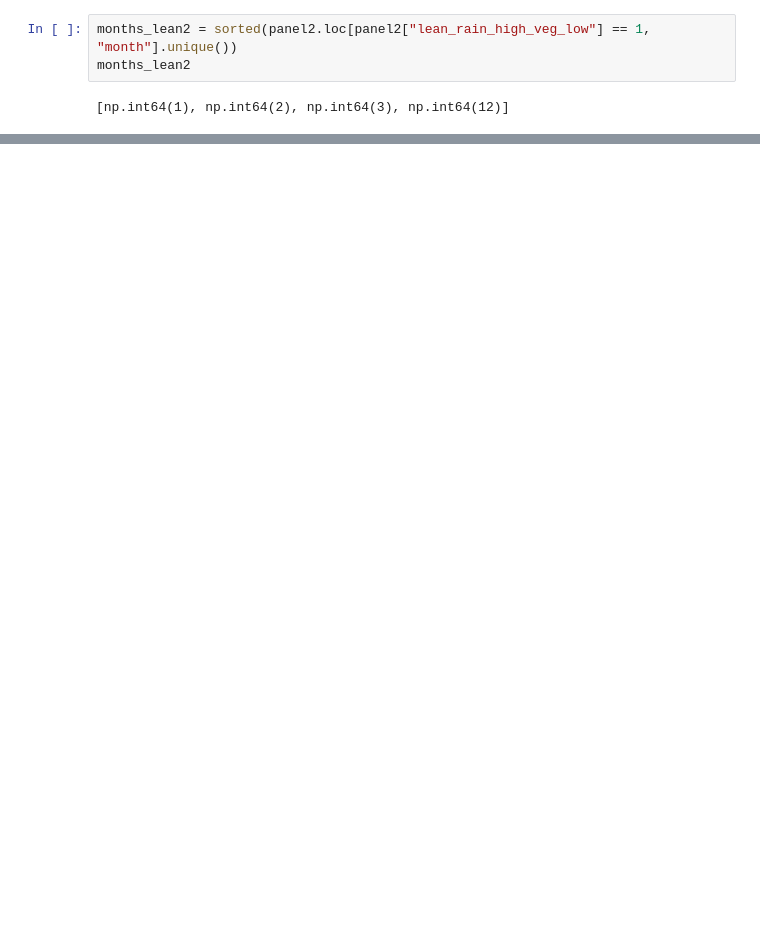
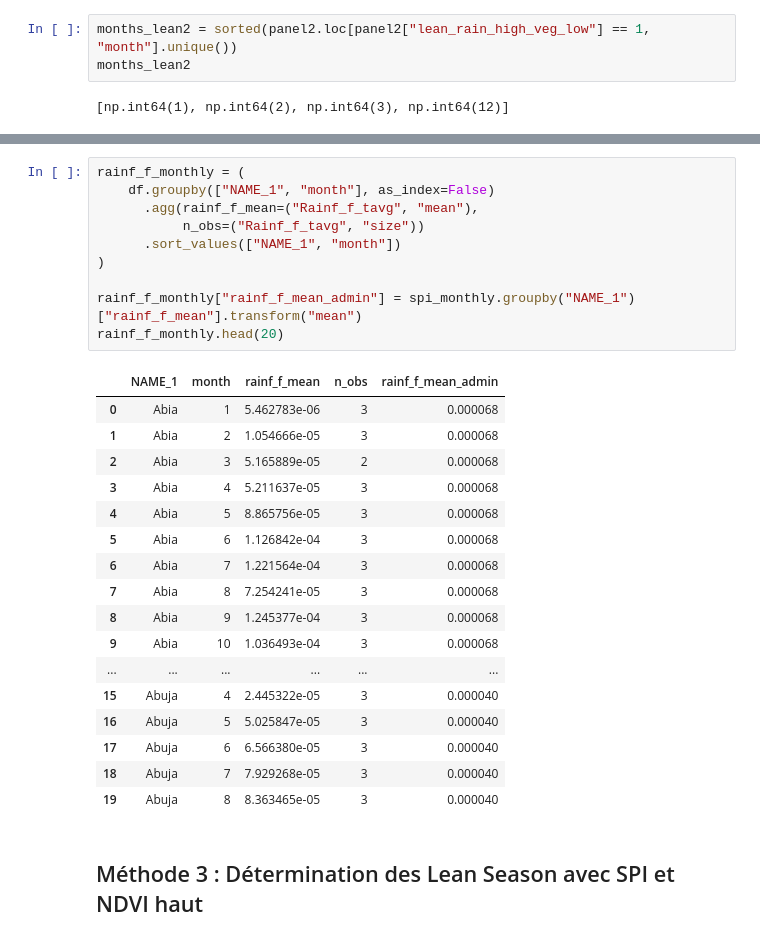
Before and after one commit to tnourlyn/Projet-de-Statapp---WFP-, a Jupyter notebook: Lean_season.ipynb, the cells around one changed output, grey strips where cells are left out. Drawn from its saved outputs; the diff is of its cells as text; blank space fills up the shorter version.

```diff
--- a/Lean_season.ipynb
+++ b/Lean_season.ipynb
@@ -566,0 +585,30 @@ months_lean2
+# %%
+rainf_f_monthly = (
+    df.groupby(["NAME_1", "month"], as_index=False)
+      .agg(rainf_f_mean=("Rainf_f_tavg", "mean"),
+           n_obs=("Rainf_f_tavg", "size"))
+      .sort_values(["NAME_1", "month"])
+)
+
+rainf_f_monthly["rainf_f_mean_admin"] = spi_monthly.groupby("NAME_1")["rainf_f_mean"].transform("mean")
+rainf_f_monthly.head(20)
+# %% [output]
+|  | NAME_1 | month | rainf_f_mean | n_obs | rainf_f_mean_admin |
+| 0 | Abia | 1 | 5.462783e-06 | 3 | 0.000068 |
+| 1 | Abia | 2 | 1.054666e-05 | 3 | 0.000068 |
+| 2 | Abia | 3 | 5.165889e-05 | 2 | 0.000068 |
+| 3 | Abia | 4 | 5.211637e-05 | 3 | 0.000068 |
+| 4 | Abia | 5 | 8.865756e-05 | 3 | 0.000068 |
+| 5 | Abia | 6 | 1.126842e-04 | 3 | 0.000068 |
+| 6 | Abia | 7 | 1.221564e-04 | 3 | 0.000068 |
+| 7 | Abia | 8 | 7.254241e-05 | 3 | 0.000068 |
+| 8 | Abia | 9 | 1.245377e-04 | 3 | 0.000068 |
+| 9 | Abia | 10 | 1.036493e-04 | 3 | 0.000068 |
+| ... | ... | ... | ... | ... | ... |
+| 15 | Abuja | 4 | 2.445322e-05 | 3 | 0.000040 |
+| 16 | Abuja | 5 | 5.025847e-05 | 3 | 0.000040 |
+| 17 | Abuja | 6 | 6.566380e-05 | 3 | 0.000040 |
+| 18 | Abuja | 7 | 7.929268e-05 | 3 | 0.000040 |
+| 19 | Abuja | 8 | 8.363465e-05 | 3 | 0.000040 |
+# %% [markdown]
+## Méthode 3 : Détermination des Lean Season avec SPI et NDVI haut
```
Also changed, not shown: parts of 20 cells of this notebook, 2 other files.
